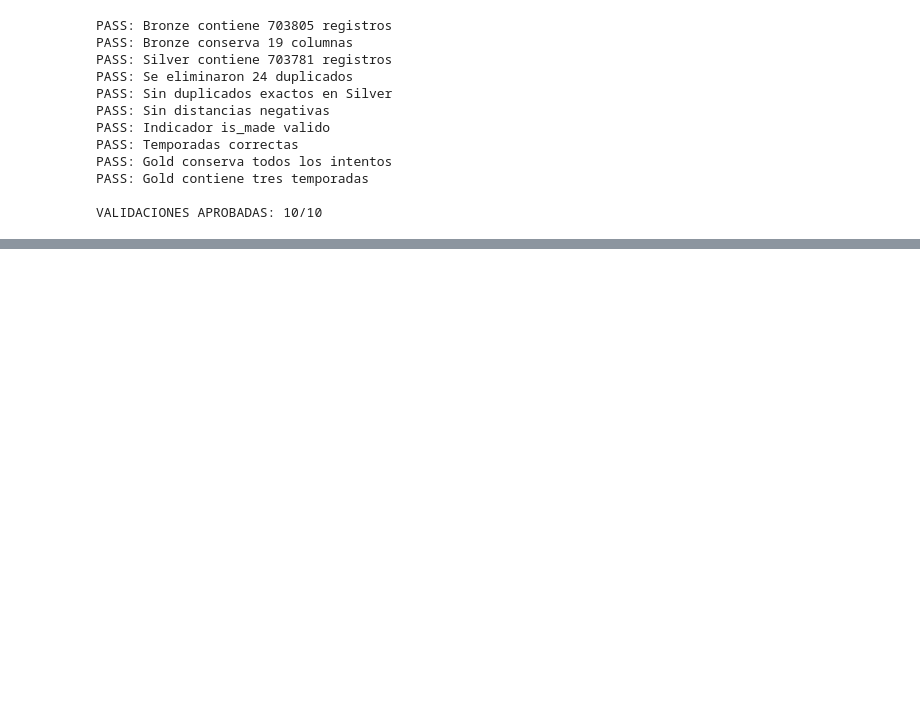
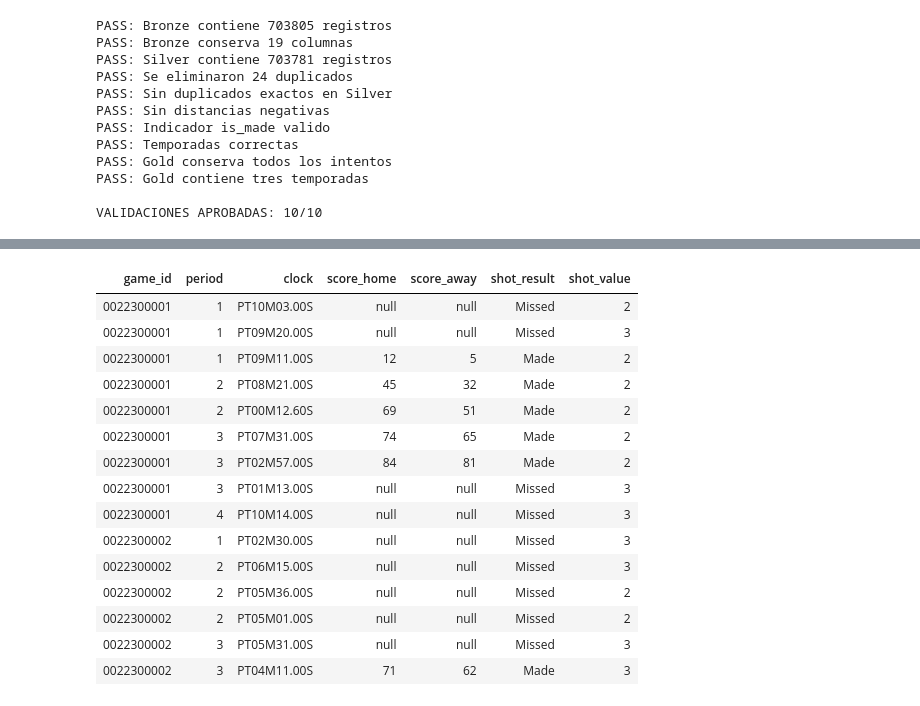
Before and after one commit to Emili-ano/NBA-SHOT-EVOLUTION, a Jupyter notebook: notebooks/NBA_SHOT_IQ_01_BRONZE_SILVER_GOLD.ipynb, the cells around one changed output, grey strips where cells are left out. Saved outputs shown, nothing was run; the diff lists cells and outputs as text; code cells hidden in the pictures; blank space fills up the shorter version.

```diff
--- a/notebooks/NBA_SHOT_IQ_01_BRONZE_SILVER_GOLD.ipynb
+++ b/notebooks/NBA_SHOT_IQ_01_BRONZE_SILVER_GOLD.ipynb
@@ -469,3 +407,73 @@ PASS: Gold conserva todos los intentos
 PASS: Gold contiene tres temporadas
 
 VALIDACIONES APROBADAS: 10/10
+# %%
+from pyspark.sql import functions as F
+
+# ============================================
+# NBA SHOT IQ - DIAGNOSTICO DE DATOS CLUTCH
+# ============================================
+
+# Usamos el DataFrame Silver del pipeline
+df = silver
+
+# Variables necesarias para investigar clutch
+columnas = [
+    "game_id",
+    "period",
+    "clock",
+    "score_home",
+    "score_away",
+    "shot_result",
+    "shot_value"
+]
+
+# 1. Verificar estructura y tipos
+print("1. COLUMNAS Y TIPOS")
+df.select(*columnas).printSchema()
+
+# 2. Ver ejemplos reales
+print("\n2. EJEMPLOS REALES DE LANZAMIENTOS")
+display(df.select(*columnas).limit(15))
+
+# 3. Medir disponibilidad de marcadores
+print("\n3. DISPONIBILIDAD DE MARCADORES")
+
+marcador_valido = (
+    F.col("score_home").isNotNull()
+    & (F.trim(F.col("score_home").cast("string")) != "")
+    & F.col("score_away").isNotNull()
+    & (F.trim(F.col("score_away").cast("string")) != "")
+)
+
+df.select(
+    F.count("*").alias("total_tiros"),
+    F.sum(
+        F.when(marcador_valido, 1).otherwise(0)
+    ).alias("tiros_con_ambos_marcadores"),
+    F.round(
+        F.avg(F.when(marcador_valido, 1).otherwise(0)) * 100,
+        2
+    ).alias("porcentaje_con_marcador")
+).show(truncate=False)
+
+# 4. Revisar formato del reloj
+print("\n4. FORMATOS DEL RELOJ")
+
+display(
+    df.groupBy("clock")
+      .count()
+      .orderBy(F.desc("count"))
+      .limit(15)
+)
+
+# 5. Revisar periodos
+print("\n5. DISTRIBUCION POR PERIODO")
+
+df.groupBy("period") \
+  .count() \
+  .orderBy("period") \
+  .show(truncate=False)
+
+print("\nDIAGNOSTICO COMPLETADO")
+# %% [output]
@@ -471,0 +492,16 @@ VALIDACIONES APROBADAS: 10/10
+| game_id | period | clock | score_home | score_away | shot_result | shot_value |
+| 0022300001 | 1 | PT10M03.00S | null | null | Missed | 2 |
+| 0022300001 | 1 | PT09M20.00S | null | null | Missed | 3 |
+| 0022300001 | 1 | PT09M11.00S | 12 | 5 | Made | 2 |
+| 0022300001 | 2 | PT08M21.00S | 45 | 32 | Made | 2 |
+| 0022300001 | 2 | PT00M12.60S | 69 | 51 | Made | 2 |
+| 0022300001 | 3 | PT07M31.00S | 74 | 65 | Made | 2 |
+| 0022300001 | 3 | PT02M57.00S | 84 | 81 | Made | 2 |
+| 0022300001 | 3 | PT01M13.00S | null | null | Missed | 3 |
+| 0022300001 | 4 | PT10M14.00S | null | null | Missed | 3 |
+| 0022300002 | 1 | PT02M30.00S | null | null | Missed | 3 |
+| 0022300002 | 2 | PT06M15.00S | null | null | Missed | 3 |
+| 0022300002 | 2 | PT05M36.00S | null | null | Missed | 2 |
+| 0022300002 | 2 | PT05M01.00S | null | null | Missed | 2 |
+| 0022300002 | 3 | PT05M31.00S | null | null | Missed | 3 |
+| 0022300002 | 3 | PT04M11.00S | 71 | 62 | Made | 3 |
```
Also changed, not shown: parts of 23 cells of this notebook.
